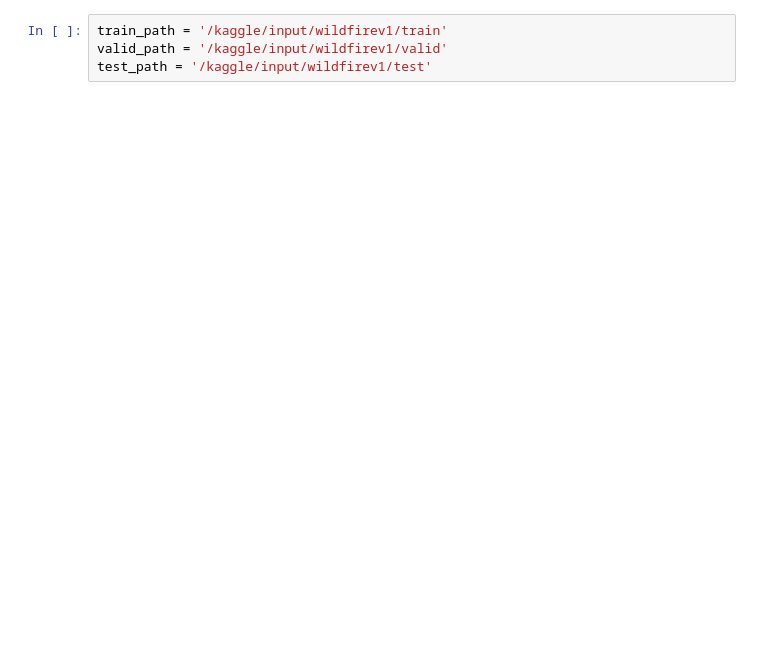
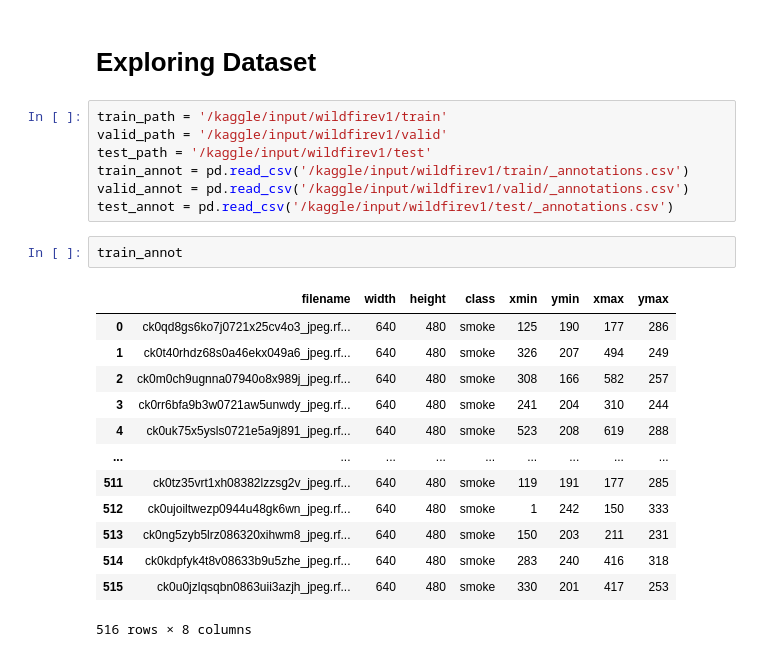
Before and after one commit to Shreyas1018/WildFireDetection, a Jupyter notebook: Wildfire.ipynb, the cells around one changed output. Cells and saved outputs as stored; diff of their text form; blank space fills up the shorter version.

```diff
--- a/Wildfire.ipynb
+++ b/Wildfire.ipynb
@@ -13,4 +16,25 @@ import matplotlib.pyplot as plt
+# %% [markdown]
+# Exploring Dataset
 # %%
 train_path = '/kaggle/input/wildfirev1/train'
 valid_path = '/kaggle/input/wildfirev1/valid'
 test_path = '/kaggle/input/wildfirev1/test'
+train_annot = pd.read_csv('/kaggle/input/wildfirev1/train/_annotations.csv')
+valid_annot = pd.read_csv('/kaggle/input/wildfirev1/valid/_annotations.csv')
+test_annot = pd.read_csv('/kaggle/input/wildfirev1/test/_annotations.csv')
+# %%
+train_annot
+# %% [output]
+|  | filename | width | height | class | xmin | ymin | xmax | ymax |
+| 0 | ck0qd8gs6ko7j0721x25cv4o3_jpeg.rf... | 640 | 480 | smoke | 125 | 190 | 177 | 286 |
+| 1 | ck0t40rhdz68s0a46ekx049a6_jpeg.rf... | 640 | 480 | smoke | 326 | 207 | 494 | 249 |
+| 2 | ck0m0ch9ugnna07940o8x989j_jpeg.rf... | 640 | 480 | smoke | 308 | 166 | 582 | 257 |
+| 3 | ck0rr6bfa9b3w0721aw5unwdy_jpeg.rf... | 640 | 480 | smoke | 241 | 204 | 310 | 244 |
+| 4 | ck0uk75x5ysls0721e5a9j891_jpeg.rf... | 640 | 480 | smoke | 523 | 208 | 619 | 288 |
+| ... | ... | ... | ... | ... | ... | ... | ... | ... |
+| 511 | ck0tz35vrt1xh08382lzzsg2v_jpeg.rf... | 640 | 480 | smoke | 119 | 191 | 177 | 285 |
+| 512 | ck0ujoiltwezp0944u48gk6wn_jpeg.rf... | 640 | 480 | smoke | 1 | 242 | 150 | 333 |
+| 513 | ck0ng5zyb5lrz086320xihwm8_jpeg.rf... | 640 | 480 | smoke | 150 | 203 | 211 | 231 |
+| 514 | ck0kdpfyk4t8v08633b9u5zhe_jpeg.rf... | 640 | 480 | smoke | 283 | 240 | 416 | 318 |
+| 515 | ck0u0jzlqsqbn0863uii3azjh_jpeg.rf... | 640 | 480 | smoke | 330 | 201 | 417 | 253 |
+516 rows × 8 columns
```
Also changed, not shown: parts of 4 cells of this notebook.
